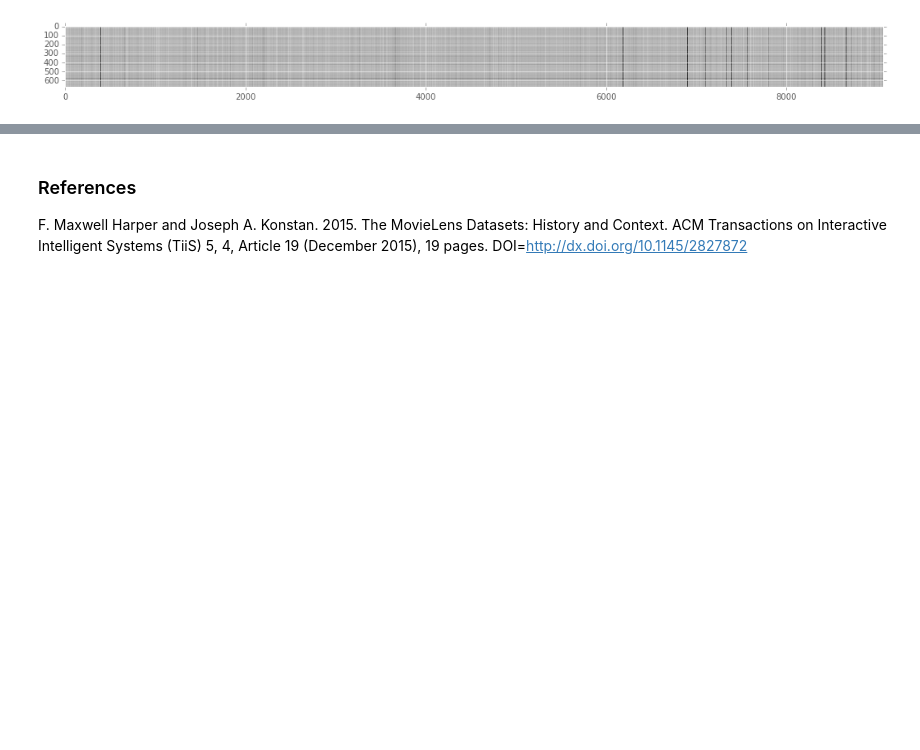
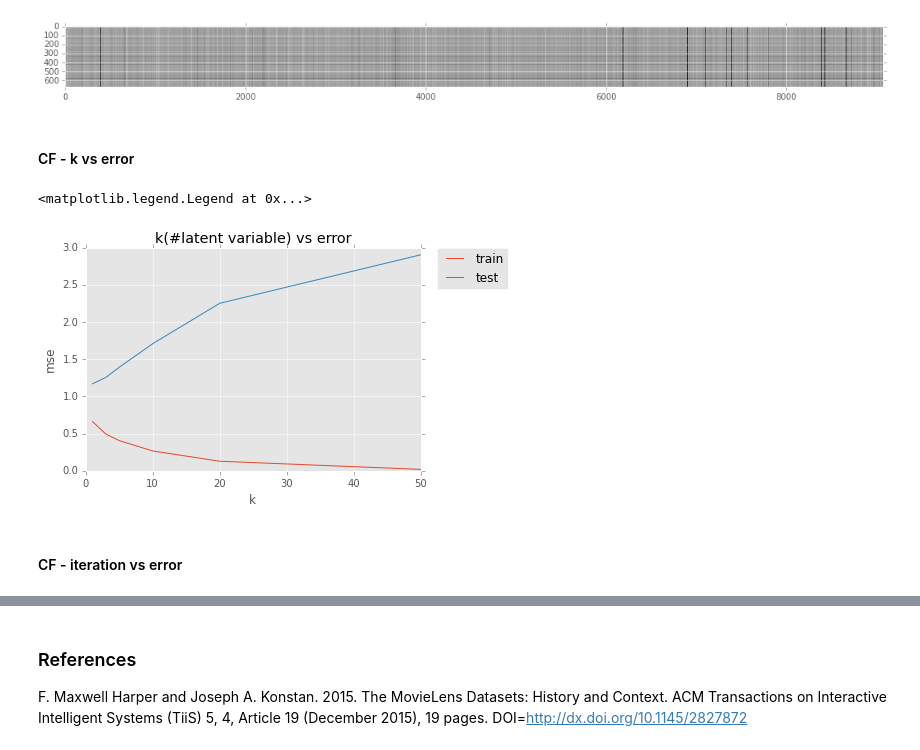
Before and after one commit to cheyuanl/MovieRecom, a Jupyter notebook: notebook/MovieRecom_MidReport.ipynb, the cells around one changed output, grey strips where cells are left out. Saved outputs shown, nothing was run; the diff lists cells and outputs as text; code cells hidden in the pictures; blank space fills up the shorter version.

```diff
--- a/notebook/MovieRecom_MidReport.ipynb
+++ b/notebook/MovieRecom_MidReport.ipynb
@@ -213,8 +213,8 @@ $$\mathbf{\theta_i^*} = \arg \min_{\theta} ||\mathbf{X\theta - y}||_2$$, where $
 
 In this experiement, three numeric feature {'year', 'runtime', 'vote'} are selected as the movie feature (i.e k = 3), and the number of user and movies are as same as the collaberative filter setting.
 # %%
-np.random.seed(1337)
+np.random.seed(10)
 # Collaberative Filtering
 reload(cf)
 X_tr, X_te, movieNames, idxToLenId = cf.process(ratings, movies, np.random.permutation(len(ratings)))
-U_cf, V_cf = cf.train(X_tr, X_te, lam = 1, niters = 51, verbose = False)
+U_cf, V_cf = cf.train(X_tr, X_te, k = 3, lam = 1, niters = 51, verbose = True)
@@ -321,3 +345,24 @@ plt.imshow(np.log(U_lr.dot(V_lr.T)), cmap=plt.cm.gray, interpolation="nearest")
 # %% [output]
 <matplotlib.image.AxesImage at 0x...>
 [figure]
+# %% [markdown]
+#### CF - k vs error
+# %%
+np.random.seed(10)
+# Collaberative Filtering
+reload(cf)
+X_tr, X_te, movieNames, idxToLenId = cf.process(ratings, movies, np.random.permutation(len(ratings)))
+param_k = [1,3,5,10,20,50]
+UV_cfs = [cf.train(X_tr, X_te, k = i, lam = 1, niters = 16, verbose = False) for i in param_k]
+# %%
+plt.plot(param_k, [cf.error(X_tr, uv[0], uv[1]) for uv in UV_cfs], label = 'train')
+plt.plot(param_k, [cf.error(X_te, uv[0], uv[1]) for uv in UV_cfs], label = 'test')
+plt.title('k(#latent variable) vs error')
+plt.xlabel('k')
+plt.ylabel('mse')
+plt.legend(bbox_to_anchor=(1.05, 1), loc=2, borderaxespad=0.)
+# %% [output]
+<matplotlib.legend.Legend at 0x...>
+[figure, added]
+# %% [markdown]
+#### CF - iteration vs error
```
Also changed, not shown: parts of 26 cells of this notebook.
